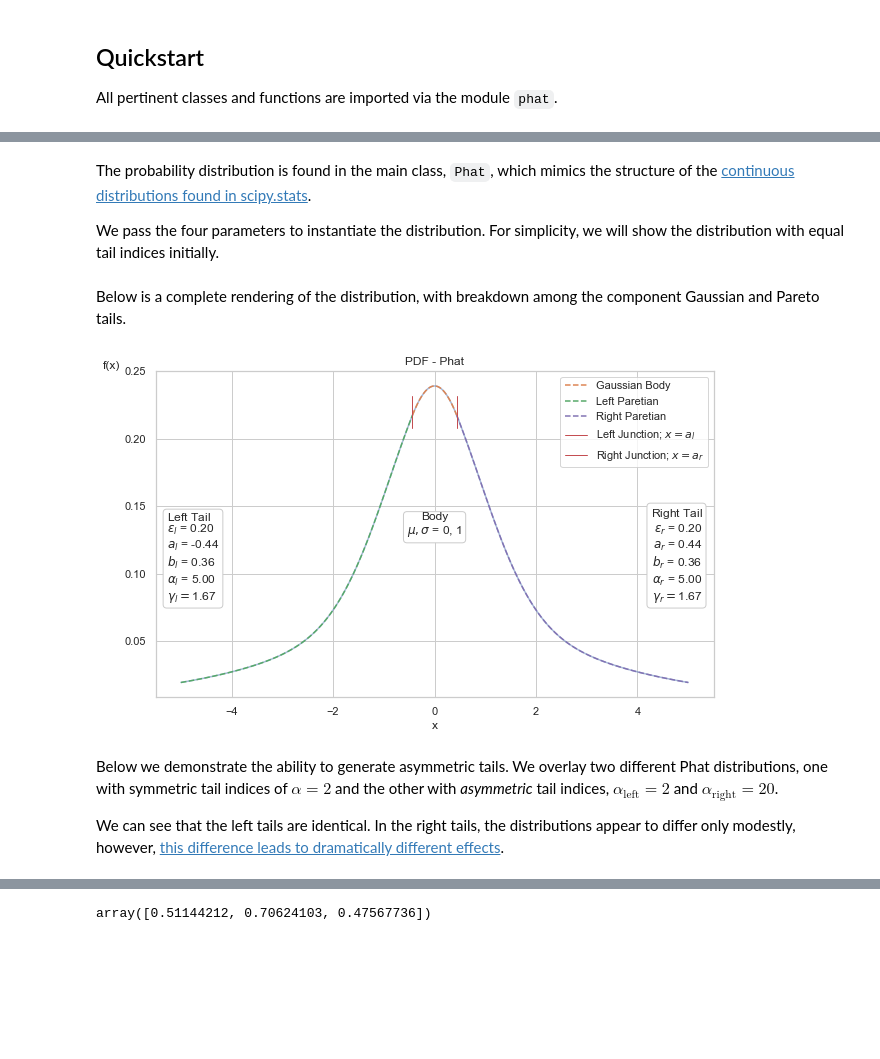
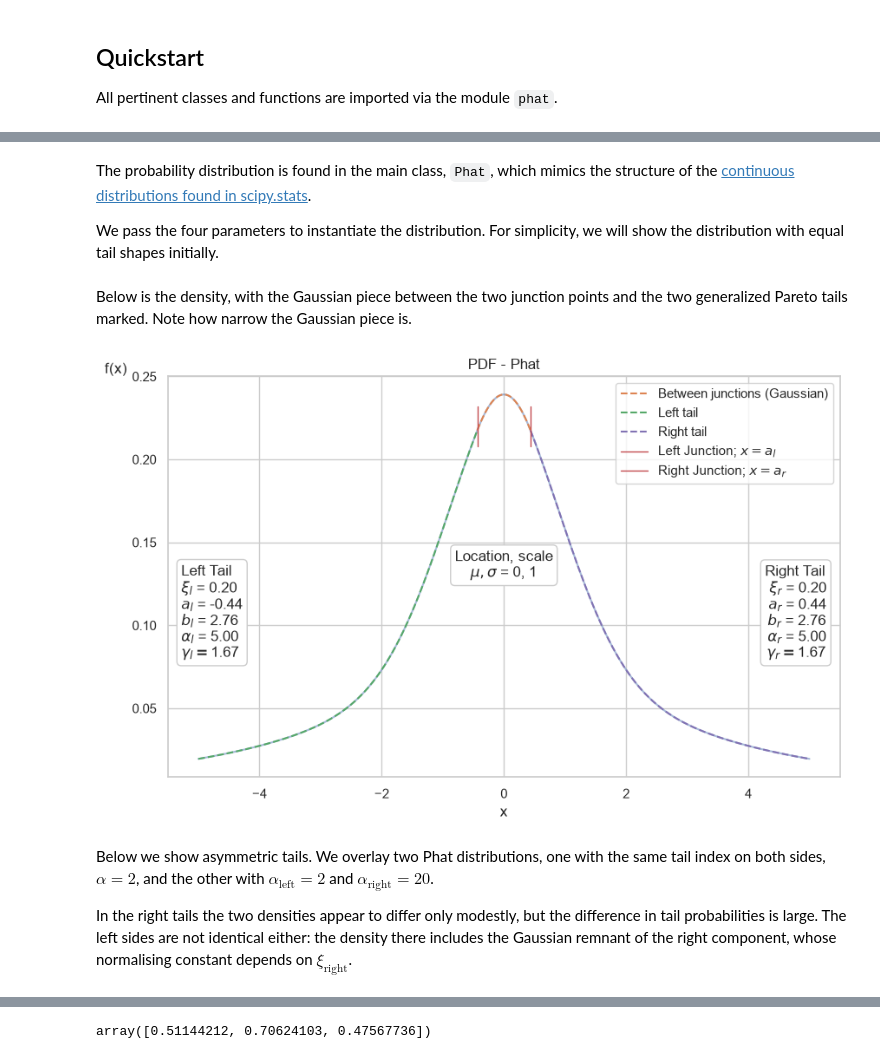
Before and after one commit to rjskene/phat, a Jupyter notebook: docs/notebooks/intro.ipynb, the cells around one changed output, grey strips where cells are left out. Saved outputs shown, nothing was run; the diff lists cells and outputs as text; code cells hidden in the pictures; blank space fills up the shorter version.

```diff
--- a/docs/notebooks/intro.ipynb
+++ b/docs/notebooks/intro.ipynb
@@ -39,19 +35,19 @@ import phat as ph
 # %% [markdown]
 The probability distribution is found in the main class, `Phat`, which mimics the structure of the [continuous distributions found in scipy.stats](https://docs.scipy.org/doc/scipy/tutorial/stats/continuous.html#continuous-distributions-in-scipy-stats).
 
-We pass the four parameters to instantiate the distribution. For simplicity, we will show the distribution with equal tail indices initially.
+We pass the four parameters to instantiate the distribution. For simplicity, we will show the distribution with equal tail shapes initially.
 # %%
-mean, sig, shape = 0, 1, 1/5
-phat_dist = ph.Phat(mean, sig, shape, shape)
+mu, sigma, xi = 0, 1, 1/5
+phat_dist = ph.Phat(mu, sigma, xi, xi)
-# %% [markdown]
-Below is a complete rendering of the distribution, with breakdown among the component Gaussian and Pareto tails.
+# %% [markdown]
+Below is the density, with the Gaussian piece between the two junction points and the two generalized Pareto tails marked. Note how narrow the Gaussian piece is.
 # %%
 import numpy as np
 import scipy.stats as scist
 import matplotlib.pyplot as plt
 import seaborn as sns; sns.set(style = 'whitegrid')
 
-x = np.linspace(-5+mean, 5+mean, 1000)
+x = np.linspace(-5+mu, 5+mu, 1000)
 
 fig, ax1 = plt.subplots(1,1,figsize=(10,6))
 
@@ -59,18 +55,18 @@ ax1.plot(x, phat_dist.pdf(x), alpha=.5)
 x_body = np.linspace(phat_dist.left.a, phat_dist.right.a, 100)
 x_left = np.linspace(x[0], phat_dist.left.a, 100)
 x_right = np.linspace(phat_dist.right.a, x[-1], 100)
-ax1.plot(x_body, phat_dist.pdf(x_body), c='C1', ls='--', label='Gaussian Body')
-ax1.plot(x_left, phat_dist.pdf(x_left), c='C2', ls='--', label='Left Paretian')
-ax1.plot(x_right, phat_dist.pdf(x_right), c='C4', ls='--', label='Right Paretian')
+ax1.plot(x_body, phat_dist.pdf(x_body), c='C1', ls='--', label='Between junctions (Gaussian)')
+ax1.plot(x_left, phat_dist.pdf(x_left), c='C2', ls='--', label='Left tail')
+ax1.plot(x_right, phat_dist.pdf(x_right), c='C4', ls='--', label='Right tail')
 
 ax1.axvline(
     phat_dist.left.a, .825, .925,
     c='r', lw=1, label=r'Left Junction; $x = a_l$')
 ax1.axvline(phat_dist.right.a, .825, .925, c='r', lw=1, label=r'Right Junction; $x = a_r$')
 
-paramtxt = 'Body'
+paramtxt = 'Location, scale'
 paramtxt += '\n'
-paramtxt += r'$\mu, \sigma$ = ' + f'{phat_dist.mu:.0f}, {phat_dist.sig:.0f}'
+paramtxt += r'$\mu, \sigma$ = ' + f'{phat_dist.mu:.0f}, {phat_dist.sigma:.0f}'
 
 ax1.text(
     .5, .5, paramtxt, ha='center',
@@ -80,48 +76,48 @@ ax1.text(
 
 paramtxt = r'Left Tail$_{}$'
 paramtxt += '\n'
-paramtxt += r'$\epsilon_{l}$ = ' + f'{phat_dist.left.xi:.2f}'
+paramtxt += r'$\xi_l$ = ' + f'{phat_dist.left.xi:.2f}'
 paramtxt += '\n'
 paramtxt += r'$a_l$ = ' + f'{phat_dist.left.a:.2f}'
 paramtxt += '\n'
-paramtxt += r'$b_l$ = ' + f'{1 / phat_dist.left.b:.2f}'
+paramtxt += r'$b_l$ = ' + f'{phat_dist.left.b:.2f}'
 paramtxt += '\n'
 paramtxt += r'$\alpha_l$ = ' + f'{1 / phat_dist.left.xi:.2f}'
 paramtxt += '\n'
-paramtxt += r'$\gamma_l = $' + f'{phat_dist.right.gamma:.2f}'
+paramtxt += r'$\gamma_l = $' + f'{phat_dist.left.gamma:.2f}'
 
 ax1.text(
     .02,.3, paramtxt,
     transform=ax1.transAxes,
     bbox=dict(boxstyle='round', ec='.8', fc='w')
 )
 paramtxt = r'Right Tail$_{}$'
 paramtxt += '\n'
-paramtxt += r'$\epsilon_r$ = ' + f'{phat_dist.right.xi:.2f}'
+paramtxt += r'$\xi_r$ = ' + f'{phat_dist.right.xi:.2f}'
 paramtxt += '\n'
 paramtxt += r'$a_r$ = ' + f'{phat_dist.right.a:.2f}'
 paramtxt += '\n'
-paramtxt += r'$b_r$ = ' + f'{1 / phat_dist.right.b:.2f}'
+paramtxt += r'$b_r$ = ' + f'{phat_dist.right.b:.2f}'
 paramtxt += '\n'
 paramtxt += r'$\alpha_r$ = ' + f'{1 / phat_dist.right.xi:.2f}'
 paramtxt += '\n'
 paramtxt += r'$\gamma_r = $' + f'{phat_dist.right.gamma:.2f}'
 
 ax1.text(
     .98,.3, paramtxt, ha='right',
     transform=ax1.transAxes,
     bbox=dict(boxstyle='round', ec='.8', fc='w')
 )
 ax1.set_xlabel('x')
 ax1.set_ylabel('f(x)', loc='top', rotation='horizontal')
 
 ax1.legend()
 ax1.set_title('PDF - Phat')
 
 plt.show()
 # %% [output]
-[figure, old version]
+[figure, new version]
 # %% [markdown]
-Below we demonstrate the ability to generate asymmetric tails. We overlay two different Phat distributions, one with symmetric tail indices of $\alpha=2$ and the other with *asymmetric* tail indices, $\alpha_{\text{left}}=2$ and $\alpha_{\text{right}}=20$.
+Below we show asymmetric tails. We overlay two Phat distributions, one with the same tail index on both sides, $\alpha=2$, and the other with $\alpha_{\text{left}}=2$ and $\alpha_{\text{right}}=20$.
 
-We can see that the left tails are identical. In the right tails, the distributions appear to differ only modestly, however, [this difference leads to dramatically different effects](demo.ipynb#Compare-Fit-with-Gaussian-and-T).
+In the right tails the two densities appear to differ only modestly, but the difference in tail probabilities is large. The left sides are not identical either: the density there includes the Gaussian remnant of the right component, whose normalising constant depends on $\xi_{\text{right}}$.
```
Also changed, not shown: parts of 28 cells of this notebook, 24 other files.
